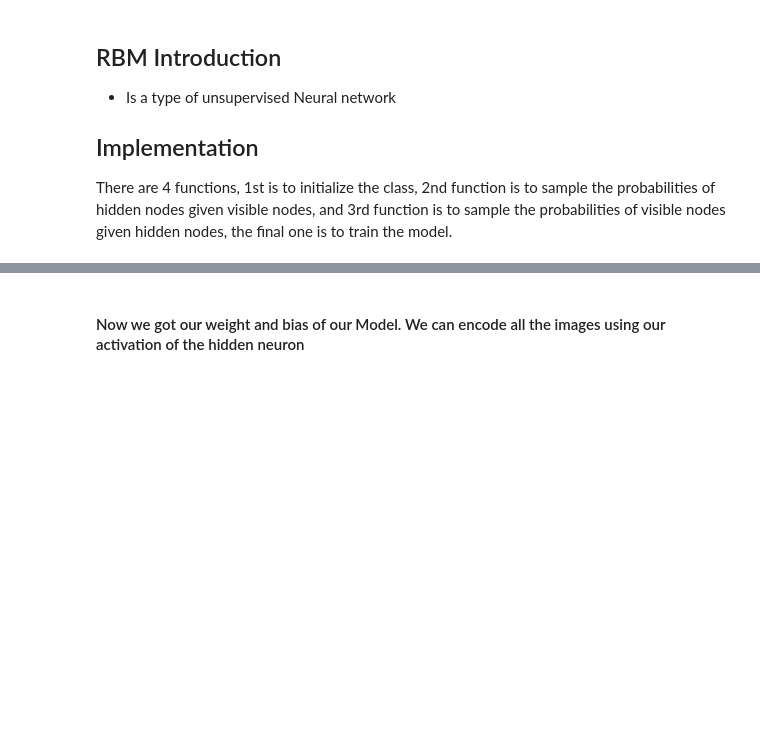
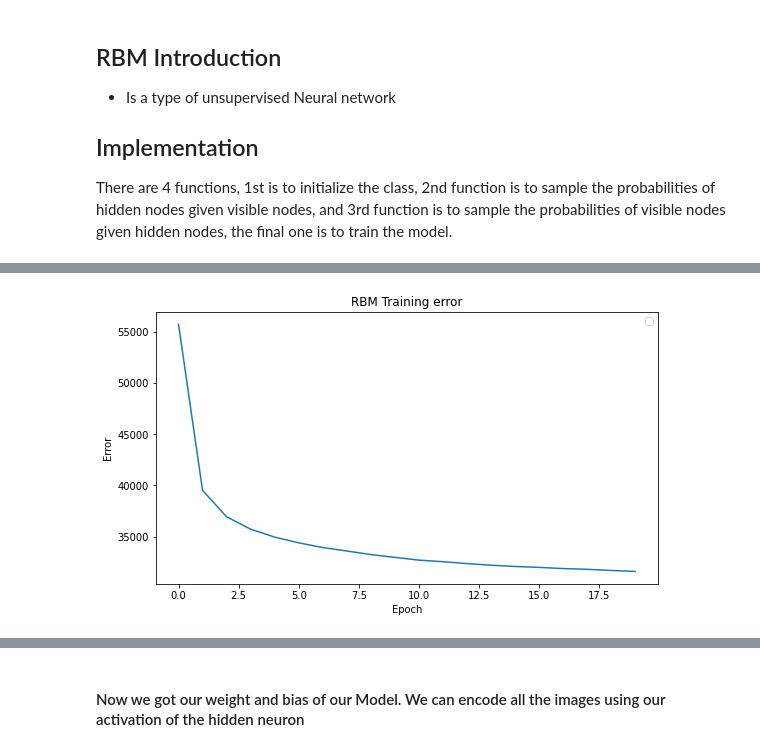
Before and after one commit to JoeKifle/ISPR-RBM-From-scratch-implementaion, a Jupyter notebook: telila.ipynb, the cells around one changed output, grey strips where cells are left out. Cells and saved outputs as stored; diff of their text form; code cells hidden in the pictures; blank space fills up the shorter version.

```diff
--- a/telila.ipynb
+++ b/telila.ipynb
@@ -81,3 +96,13 @@ epoch:5          error:35595.2140        training time:3000.00 s
+# %%
+plt.figure(figsize=(9,5))
+plt.xlabel('Epoch')
+plt.ylabel('Error')
+plt.title('RBM Training error')
+plt.legend(['training'], loc='best')
+plt.plot(errors)
+plt.savefig("error_plot")
+# %% [output]
+[figure, added]
 # %%
 # our weight vector is
 mnistRbm.plot_weights(mnistRbm.vhW,"finalWeight")
```
Also changed, not shown: parts of 15 cells of this notebook, 10 other files.
